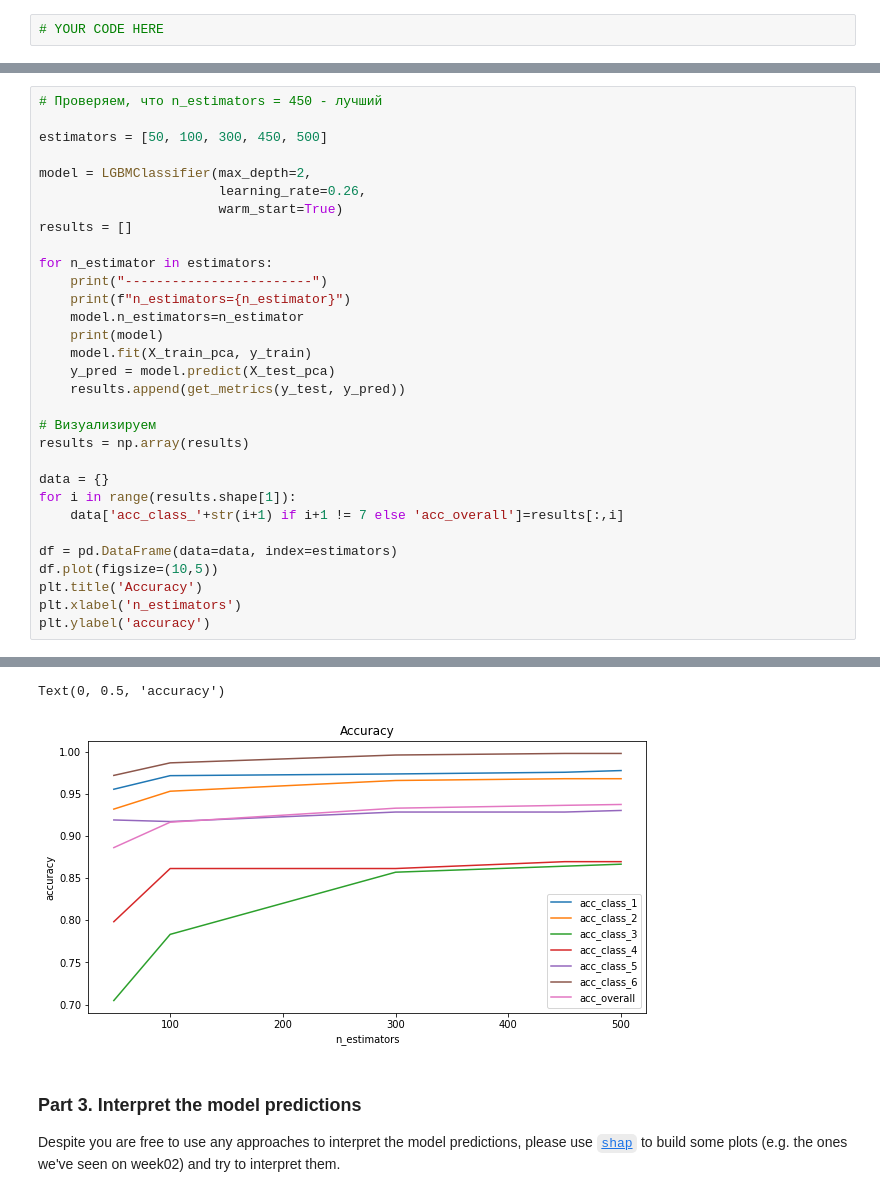
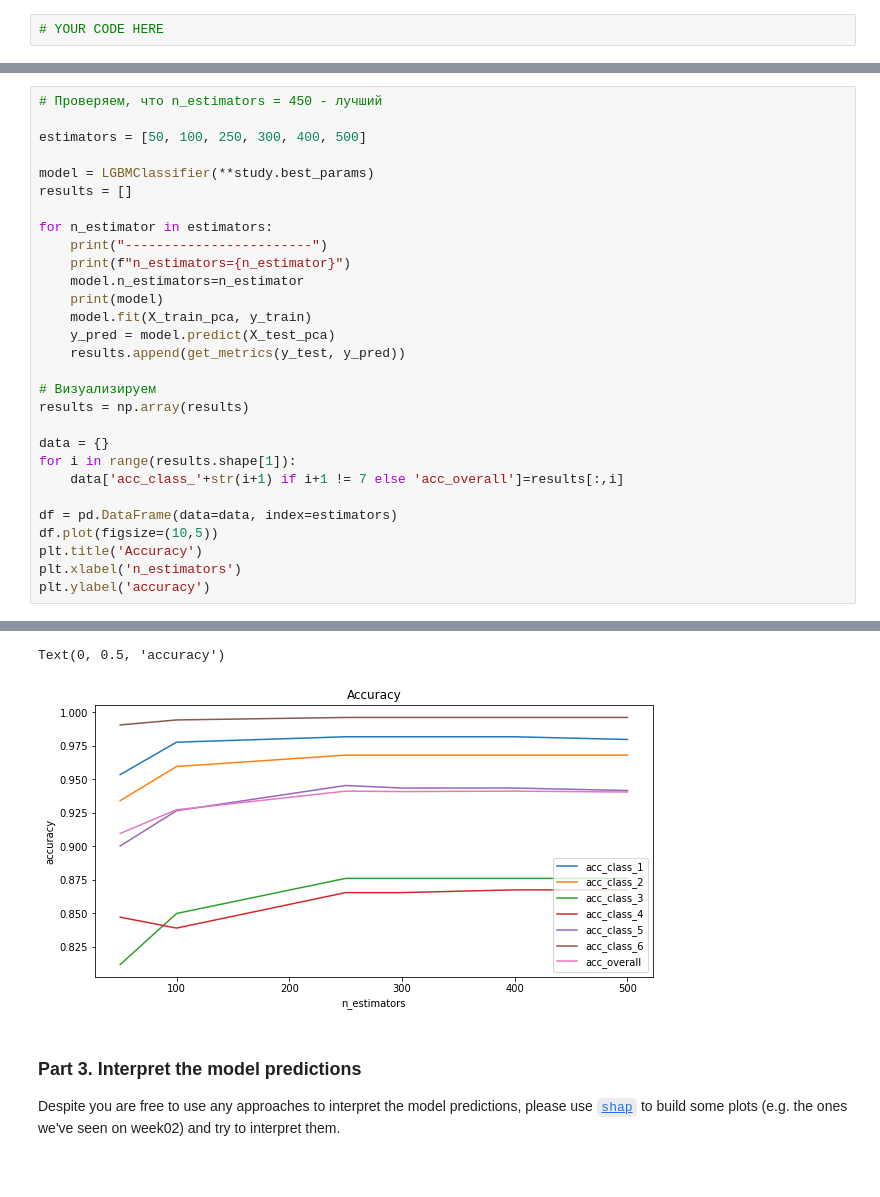
Before and after one commit to root-epifit/madmo-adv, a Jupyter notebook: homeworks/hw1_boosting_and_explanation.ipynb, the cells around one changed output, grey strips where cells are left out. Saved outputs shown, nothing was run; the diff lists cells and outputs as text.

```diff
--- a/homeworks/hw1_boosting_and_explanation.ipynb
+++ b/homeworks/hw1_boosting_and_explanation.ipynb
@@ -627,11 +577,9 @@ for key, value in study.best_params.items():
 # %%
 # Проверяем, что n_estimators = 450 - лучший
 
-estimators = [50, 100, 300, 450, 500]
+estimators = [50, 100, 250, 300, 400, 500]
 
-model = LGBMClassifier(max_depth=2,
-                       learning_rate=0.26,
-                       warm_start=True)
+model = LGBMClassifier(**study.best_params)
 results = []
 
 for n_estimator in estimators:
@@ -678,5 +624,5 @@ LGBMClassifier(learning_rate=0.26, max_depth=2, n_estimators=500,
 Text(0, 0.5, 'accuracy')
-[figure, old version]
+[figure, new version]
 # %% [markdown]
 ### Part 3. Interpret the model predictions
 Despite you are free to use any approaches to interpret the model predictions, please use [`shap`](https://github.com/slundberg/shap) to build some plots (e.g. the ones we've seen on week02) and try to interpret them.
```
Also changed, not shown: parts of 17 cells of this notebook.
